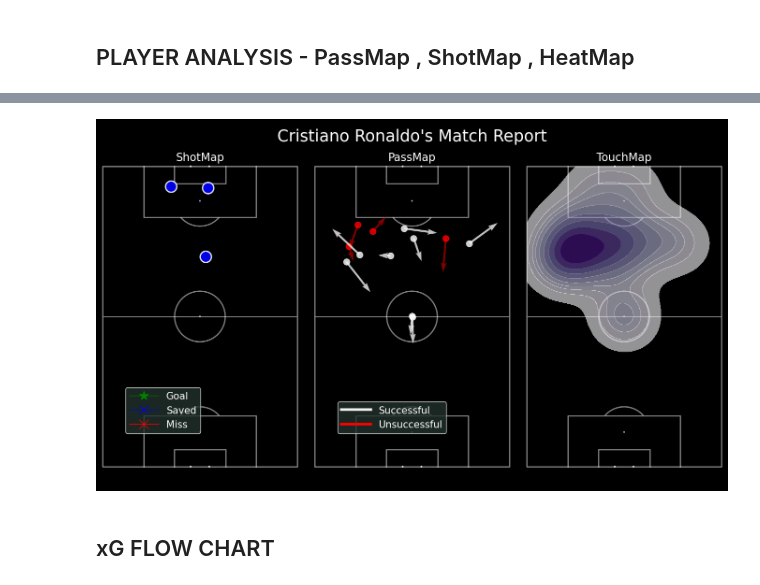
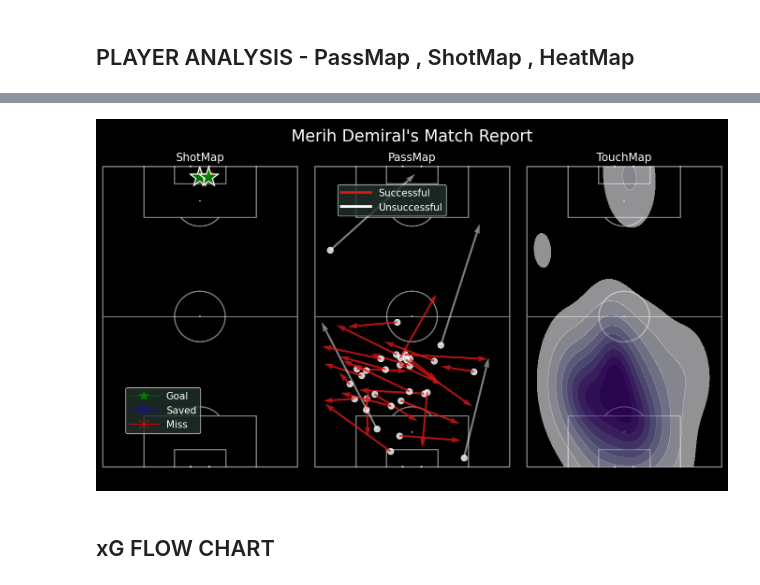
Before and after one commit to ishdeep-10/IndianCitizen, a Jupyter notebook: DataViz/EUROS-2024.ipynb, the cells around one changed output, grey strips where cells are left out. Saved outputs shown, nothing was run; the diff lists cells and outputs as text; code cells hidden in the pictures.

```diff
--- a/DataViz/EUROS-2024.ipynb
+++ b/DataViz/EUROS-2024.ipynb
@@ -135,8 +135,8 @@ fig, axs = pitch.grid(grid_height=0.9, title_height=0.04, axis=False,
                      endnote_height=0.03, title_space=0, endnote_space=0)  # grid takes up 80% of the figure height
 
 
-team1 = 'Georgia'
-team2 = 'Portugal'
+team1 = 'Austria'
+team2 = 'Turkiye'
 #C:\Users\acer\Documents\GitHub\IndianCitizen\Images\TeamLogos
 img_team1 = mpimg.imread(f'C:/Users/acer/Documents/GitHub/IndianCitizen/Images/TeamLogos/{team1}.png')
 img_team2 = mpimg.imread(f'C:/Users/acer/Documents/GitHub/IndianCitizen/Images/TeamLogos/{team2}.png')
@@ -150,8 +150,8 @@ ax_image = add_image(
     img_team2, fig, left=0.52, bottom=0.7, width=0.15, height=0.15,aspect='equal'
 )
 
-team1_facecolor = '#F4F1F1'
-team2_facecolor = '#E22626'
+team1_facecolor = '#D91919'
+team2_facecolor = '#FAF1F1'
 
 
 pitch.scatter(80,0.1,s=300,ec='red',color='white',ax=axs['pitch'],zorder=2)
@@ -161,11 +161,11 @@ pitch.scatter(100,0.1,s=1000,ec='red',color='white',ax=axs['pitch'],zorder=2)
 sc_team1 = pitch.scatter(df_team1.x, df_team1.y, s=df_team1.expectedGoals * 800,
                          ec='grey', color=team1_facecolor, ax=axs['pitch'],zorder=2)
 sc_team1_goals = pitch.scatter(df_team1_goals.x, df_team1_goals.y, s=df_team1_goals.expectedGoals * 1000,
-                         ec='red', color=team1_facecolor,marker='*', ax=axs['pitch'],zorder=2)
+                         ec='white', color=team1_facecolor,marker='*', ax=axs['pitch'],zorder=2)
 sc_team2 = pitch.scatter(df_team2.x, df_team2.y, s=df_team2.expectedGoals * 800,
                          ec='grey', color=team2_facecolor, ax=axs['pitch'],zorder=2)
 sc_team2_goals = pitch.scatter(df_team2_goals.x, df_team2_goals.y, s=df_team2_goals.expectedGoals * 1000,
-                         ec='white', color=team2_facecolor,marker='*', ax=axs['pitch'],zorder=2)
+                         ec='red', color=team2_facecolor,marker='*', ax=axs['pitch'],zorder=2)
 
 fig.set_facecolor('black')
 
@@ -173,9 +173,8 @@ fig.set_facecolor('black')
 # Set title
 axs['pitch'].set_title(f'{team1} Vs {team2}',fontdict={'fontsize': 30, 'weight': 'bold', 'color': 'white'}, loc='center')
 # Add subtitle
-subtitle_text = "Euros 2024 | 26th June 2024"
+subtitle_text = "Euros 2024 | 2nd July 2024"
 axs['pitch'].text(0.37, 0.98, subtitle_text, ha='left', va='center', transform=axs['pitch'].transAxes, color='white', fontsize=18)
-
 
 
 goals_team1 = team1_goals
@@ -698,8 +697,8 @@ def player_passmap(ax,df,player):
                 pitch.scatter(row['y'], row['x'], alpha=0.8, s=90, color='white', ax=ax)
                 pitch.arrows(row['y'], row['x'], row['endY'], row['endX'], color=team1_facecolor, ax=ax, width=3, alpha=0.8)
             if row['outcomeType'] == 'Unsuccessful':
-                pitch.scatter(row['y'], row['x'], alpha=0.8, s=90, color='red', ax=ax)
-                pitch.arrows(row['y'], row['x'], row['endY'], row['endX'], color='red', ax=ax, width=3, alpha=0.5)
+                pitch.scatter(row['y'], row['x'], alpha=0.8, s=90, color='white', ax=ax)
+                pitch.arrows(row['y'], row['x'], row['endY'], row['endX'], color='white', ax=ax, width=3, alpha=0.5)
 
 def player_heatmap(df,player):
     df_players_filtered = []
@@ -754,14 +753,17 @@ def player_report(player):
     ## PASSMAP
     ax_title_passmap = axs['pitch'][1].set_title('PassMap', fontsize = 17,color='white')
     # Set up the legend
+    #pass_accuracy = passes_df.loc[(passes_df['name'] == player) & (passes_df['outcomeType'] == 'Successful')].shape[0] / passes_df.loc[(passes_df['name'] == player)].shape[0]
+    #pass_accuracy = round(pass_accuracy * 100,2)
+
     player_passmap(axs['pitch'][1],passes_df,player)
 
     legend_elements_2 = [
         Line2D([0], [0], color=team1_facecolor, lw=4, label='Successful'),
-        Line2D([0], [0], color='red', lw=4, label='Unsuccessful')
+        Line2D([0], [0], color='white', lw=4, label='Unsuccessful')
     ]
-    axs['pitch'][1].legend(handles=legend_elements_2, facecolor='#22312b', handlelength=3, edgecolor='white', fontsize=15, loc='lower left',labelcolor='w',bbox_to_anchor=(0.1, 0.1))
-
+    axs['pitch'][1].legend(handles=legend_elements_2, facecolor='#22312b', handlelength=3, edgecolor='white', fontsize=15, loc='upper left',labelcolor='w',bbox_to_anchor=(0.1, 0.95))
+    #axs['pitch'][1].text(0.9,0.9,f"Passing Accuracy = {pass_accuracy}%",fontsize=20,color=team1_facecolor,zorder=5)
     ## HEATMAP
     ax_title_heatmap = axs['pitch'][2].set_title('TouchMap', fontsize = 17,color='white')
     #player_heatmap(axs['pitch'][2],df_players,player)
@@ -787,7 +787,7 @@ array(['João Neves', 'Gonçalo Inácio', 'Guram Kashia',
 # %%
-player_report('Cristiano Ronaldo')
+player_report('Merih Demiral')
 # %% [output]
-[figure, old version]
+[figure, new version]
 # %% [markdown]
 ## xG FLOW CHART
 # %%
```
Also changed, not shown: parts of 12 cells of this notebook, 7 other files.
